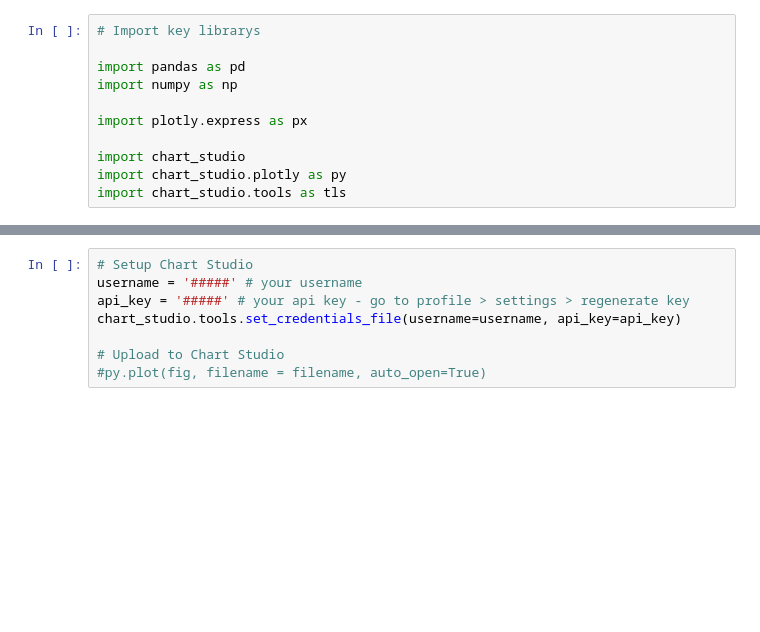
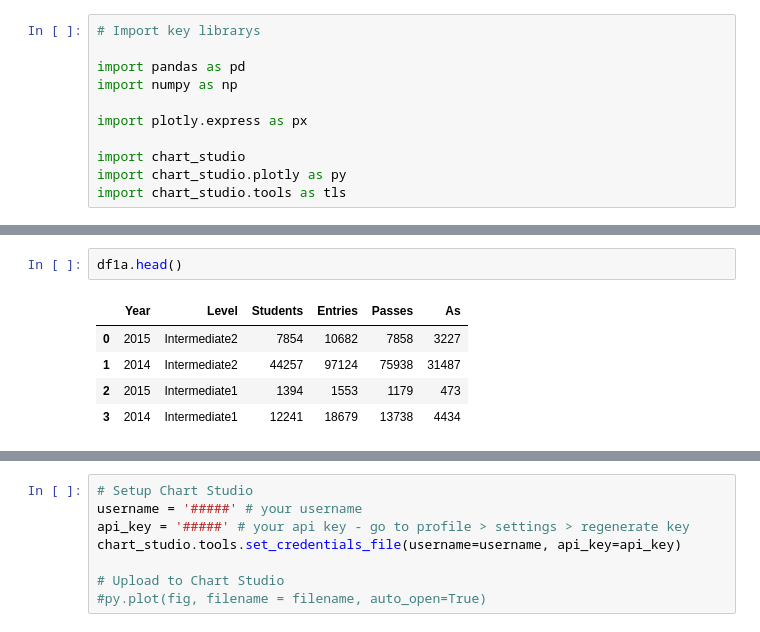
Before and after one commit to mrcrookes/sqa_joiner, a Jupyter notebook: sqa_students.ipynb, the cells around one changed output, grey strips where cells are left out. Cells and saved outputs as stored; diff of their text form; blank space fills up the shorter version.

```diff
--- a/sqa_students.ipynb
+++ b/sqa_students.ipynb
@@ -168,0 +126,8 @@ for level in levels:
+# %%
+df1a.head()
+# %% [output]
+|  | Year | Level | Students | Entries | Passes | As |
+| 0 | 2015 | Intermediate2 | 7854 | 10682 | 7858 | 3227 |
+| 1 | 2014 | Intermediate2 | 44257 | 97124 | 75938 | 31487 |
+| 2 | 2015 | Intermediate1 | 1394 | 1553 | 1179 | 473 |
+| 3 | 2014 | Intermediate1 | 12241 | 18679 | 13738 | 4434 |
```
Also changed, not shown: parts of 11 cells of this notebook, 1 other file.
